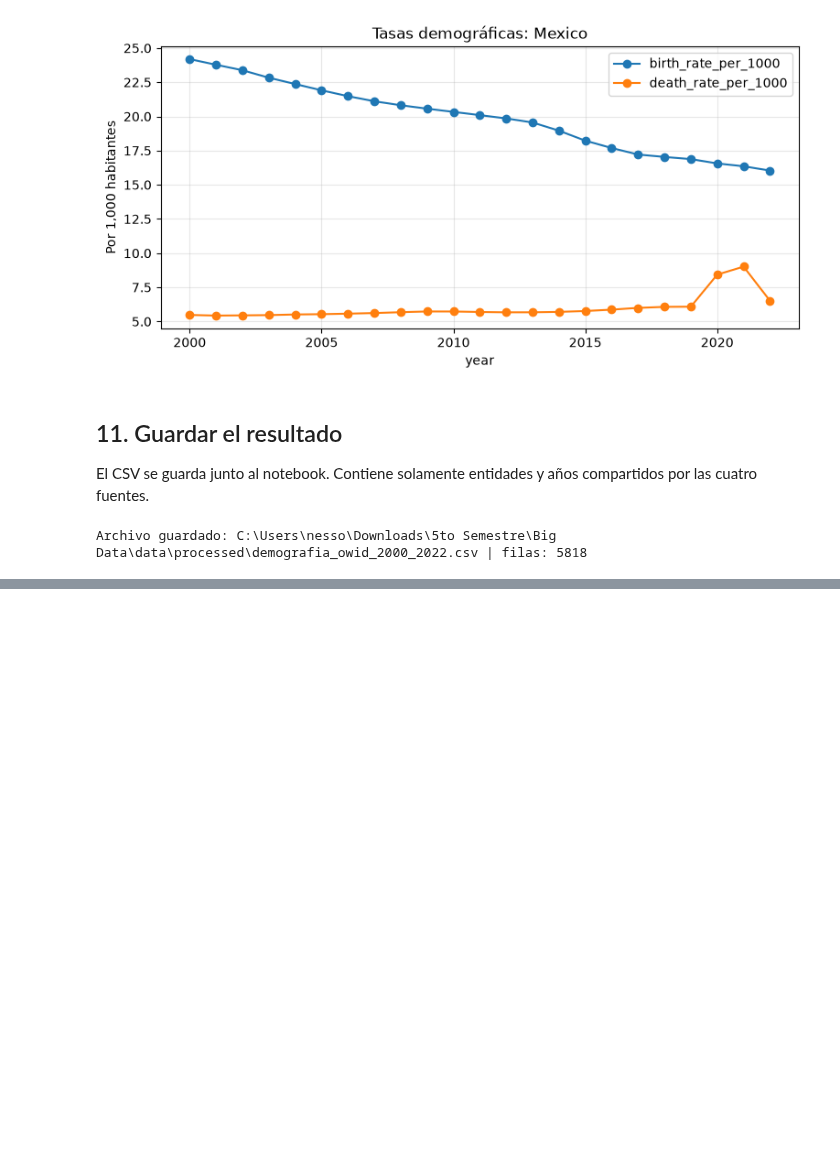
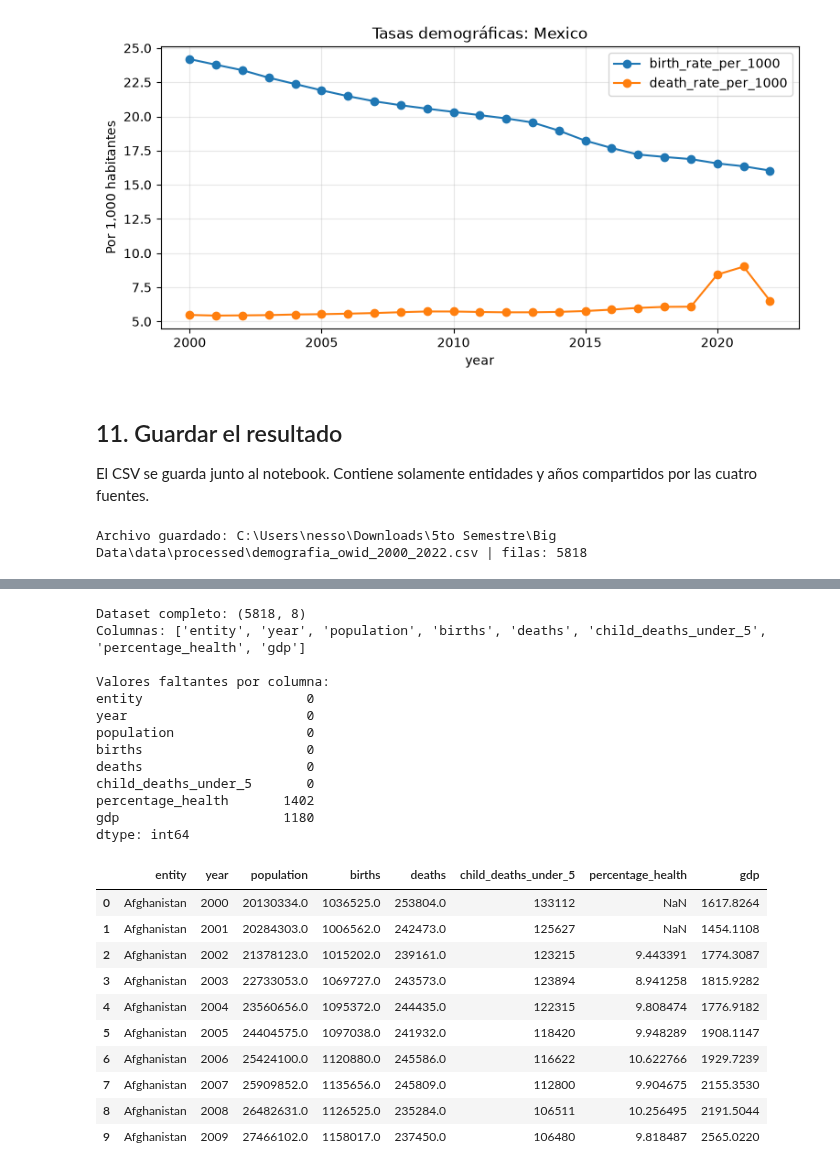
Before and after one commit to NessXx18/Big-Data, a Jupyter notebook: Practica U3_1_modelos_ml/U3_2_Preparacion_dataset.ipynb, the cells around one changed output, grey strips where cells are left out. Drawn from its saved outputs; the diff is of its cells as text; code cells hidden in the pictures; blank space fills up the shorter version.

```diff
--- a/Practica U3_1_modelos_ml/U3_2_Preparacion_dataset.ipynb
+++ b/Practica U3_1_modelos_ml/U3_2_Preparacion_dataset.ipynb
@@ -359,0 +430,51 @@ InvalidURL: URL can't contain control characters. "/grapher/total-healthcare-exp
+# %%
+
+demografia_completo = pd.merge(
+    demografia[["entity", "year", "population", "births", "deaths", "child_deaths_under_5"]],
+    health_limpio,
+    on=["entity", "year"], how="left"
+)
+
+demografia_completo = pd.merge(
+    demografia_completo,
+    gdp_limpio,
+    on=["entity", "year"], how="left"
+)
+
+
+demografia_completo = demografia_completo[[
+    "entity", "year", "population", "births", "deaths",
+    "child_deaths_under_5", "percentage_health", "gdp"
+]].sort_values(["entity", "year"]).reset_index(drop=True)
+
+print("Dataset completo:", demografia_completo.shape)
+print("Columnas:", demografia_completo.columns.tolist())
+print("\nValores faltantes por columna:")
+print(demografia_completo.isna().sum())
+
+display(demografia_completo.head(10))
+# %% [output]
+Dataset completo: (5818, 8)
+Columnas: ['entity', 'year', 'population', 'births', 'deaths', 'child_deaths_under_5', 'percentage_health', 'gdp']
+
+Valores faltantes por columna:
+entity                     0
+year                       0
+population                 0
+births                     0
+deaths                     0
+child_deaths_under_5       0
+percentage_health       1402
+gdp                     1180
+dtype: int64
+|  | entity | year | population | births | deaths | child_deaths_under_5 | percentage_health | gdp |
+| 0 | Afghanistan | 2000 | 20130334.0 | 1036525.0 | 253804.0 | 133112 | NaN | 1617.8264 |
+| 1 | Afghanistan | 2001 | 20284303.0 | 1006562.0 | 242473.0 | 125627 | NaN | 1454.1108 |
+| 2 | Afghanistan | 2002 | 21378123.0 | 1015202.0 | 239161.0 | 123215 | 9.443391 | 1774.3087 |
+| 3 | Afghanistan | 2003 | 22733053.0 | 1069727.0 | 243573.0 | 123894 | 8.941258 | 1815.9282 |
+| 4 | Afghanistan | 2004 | 23560656.0 | 1095372.0 | 244435.0 | 122315 | 9.808474 | 1776.9182 |
+| 5 | Afghanistan | 2005 | 24404575.0 | 1097038.0 | 241932.0 | 118420 | 9.948289 | 1908.1147 |
+| 6 | Afghanistan | 2006 | 25424100.0 | 1120880.0 | 245586.0 | 116622 | 10.622766 | 1929.7239 |
+| 7 | Afghanistan | 2007 | 25909852.0 | 1135656.0 | 245809.0 | 112800 | 9.904675 | 2155.3530 |
+| 8 | Afghanistan | 2008 | 26482631.0 | 1126525.0 | 235284.0 | 106511 | 10.256495 | 2191.5044 |
+| 9 | Afghanistan | 2009 | 27466102.0 | 1158017.0 | 237450.0 | 106480 | 9.818487 | 2565.0220 |
```
Also changed, not shown: parts of 7 cells of this notebook, 1 other file.
